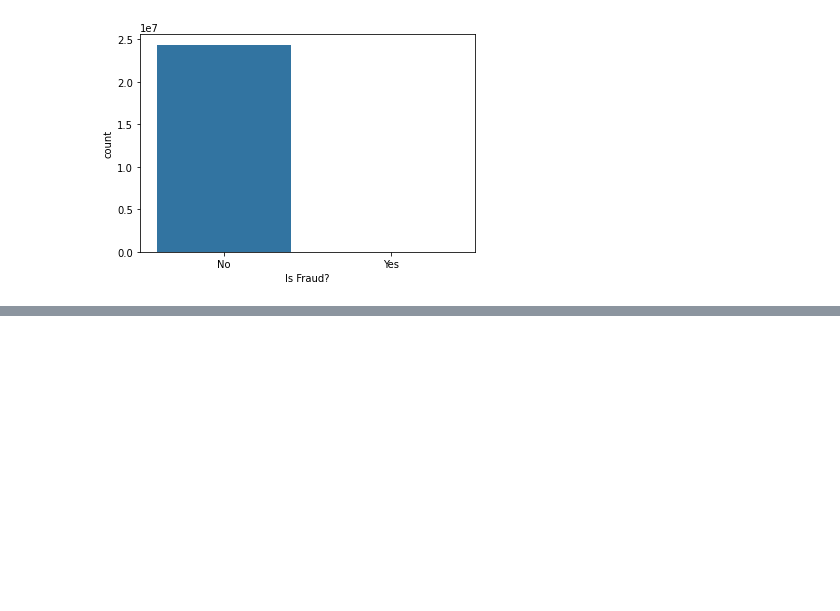
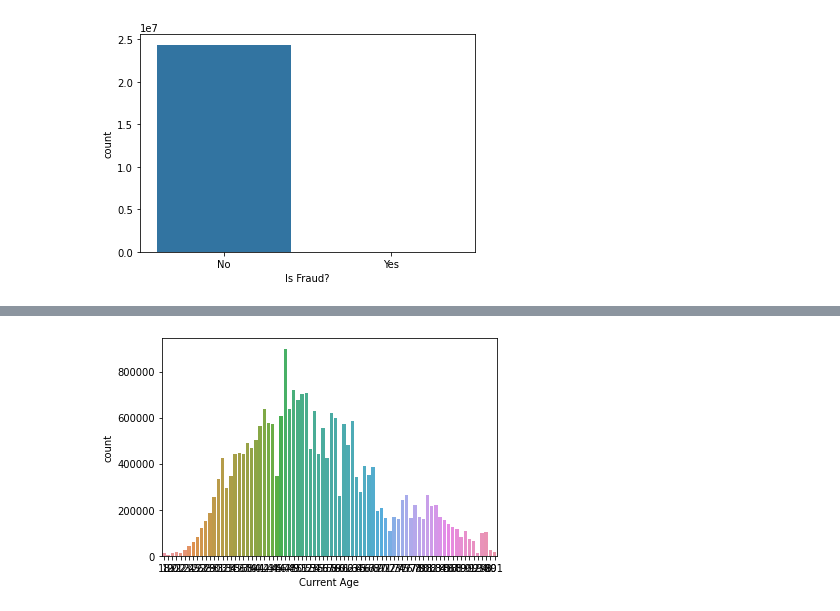
Before and after one commit to Enigma1210/Credit-Card-Fraud-Detection, a Jupyter notebook: project1.ipynb, the cells around one changed output, grey strips where cells are left out. Cells and saved outputs as stored; diff of their text form; code cells hidden in the pictures; blank space fills up the shorter version.

```diff
--- a/project1.ipynb
+++ b/project1.ipynb
@@ -132,0 +232,4 @@ ax = sns.countplot( x= 'Is Fraud?', data = cc_ibm_data)
+# %%
+ax = sns.countplot( x= 'Current Age', data = ibm_user_df)
+# %% [output]
+[figure, added]
```
Also changed, not shown: parts of 28 cells of this notebook.
